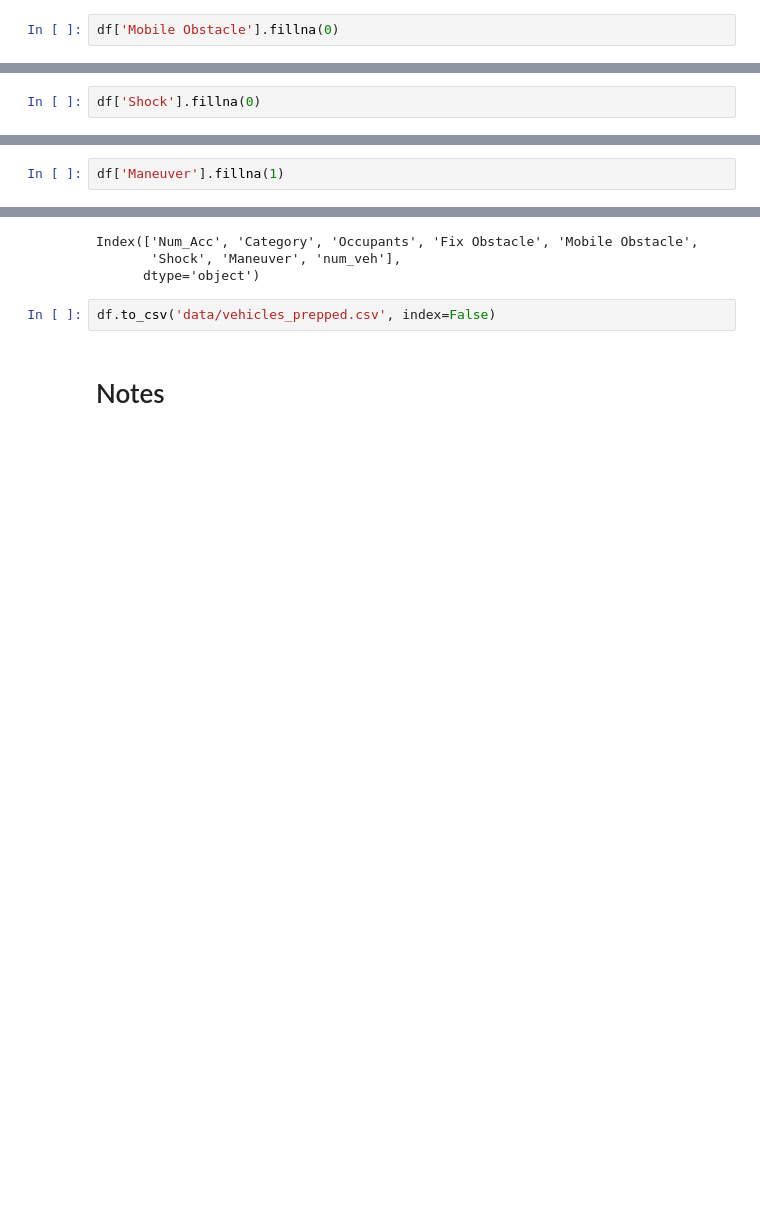
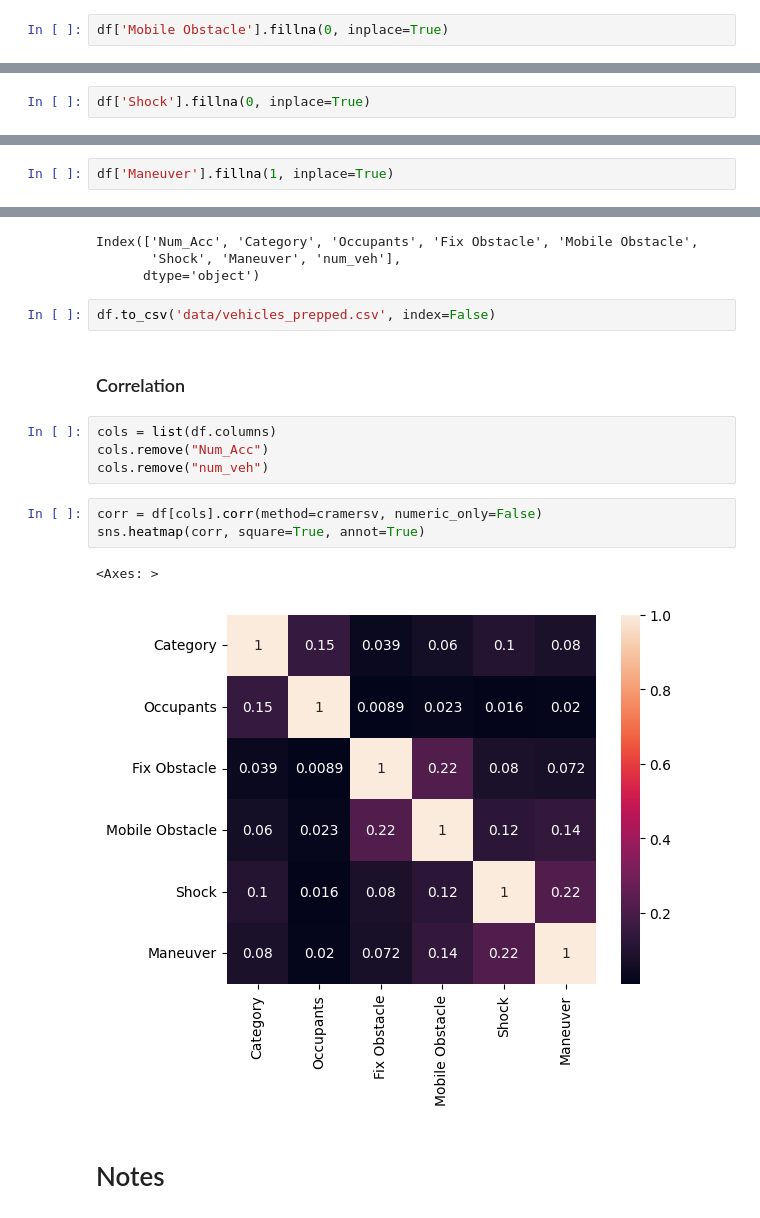
Before and after one commit to annagergaly/french-accidents, a Jupyter notebook: vehicles.ipynb, the cells around one changed output, grey strips where cells are left out. Cells and saved outputs as stored; diff of their text form; blank space fills up the shorter version.

```diff
--- a/vehicles.ipynb
+++ b/vehicles.ipynb
@@ -263,7 +257,7 @@ df['Mobile Obstacle'].isna().sum()
 # %% [output]
 601
 # %%
-df['Mobile Obstacle'].fillna(0)
+df['Mobile Obstacle'].fillna(0, inplace=True)
 # %% [output]
 0          0.0
 1          0.0
@@ -318,7 +312,7 @@ df['Shock'].isna().sum()
 # %% [output]
 229
 # %%
-df['Shock'].fillna(0)
+df['Shock'].fillna(0, inplace=True)
 # %% [output]
 0          1.0
 1          7.0
@@ -419,7 +413,7 @@ df['Maneuver'].isna().sum()
 # %% [output]
 306
 # %%
-df['Maneuver'].fillna(1)
+df['Maneuver'].fillna(1, inplace=True)
 # %% [output]
 0           1.0
 1          15.0
@@ -487,6 +481,18 @@ Index(['Num_Acc', 'Category', 'Occupants', 'Fix Obstacle', 'Mobile Obstacle',
       dtype='object')
 # %%
 df.to_csv('data/vehicles_prepped.csv', index=False)
+# %% [markdown]
+### Correlation
+# %%
+cols = list(df.columns)
+cols.remove("Num_Acc")
+cols.remove("num_veh")
+# %%
+corr = df[cols].corr(method=cramersv, numeric_only=False)
+sns.heatmap(corr, square=True, annot=True)
+# %% [output]
+<Axes: >
+[figure, added]
 # %% [markdown]
 # Notes
 # %% [markdown]
```
Also changed, not shown: parts of 4 cells of this notebook, 1 other file.
